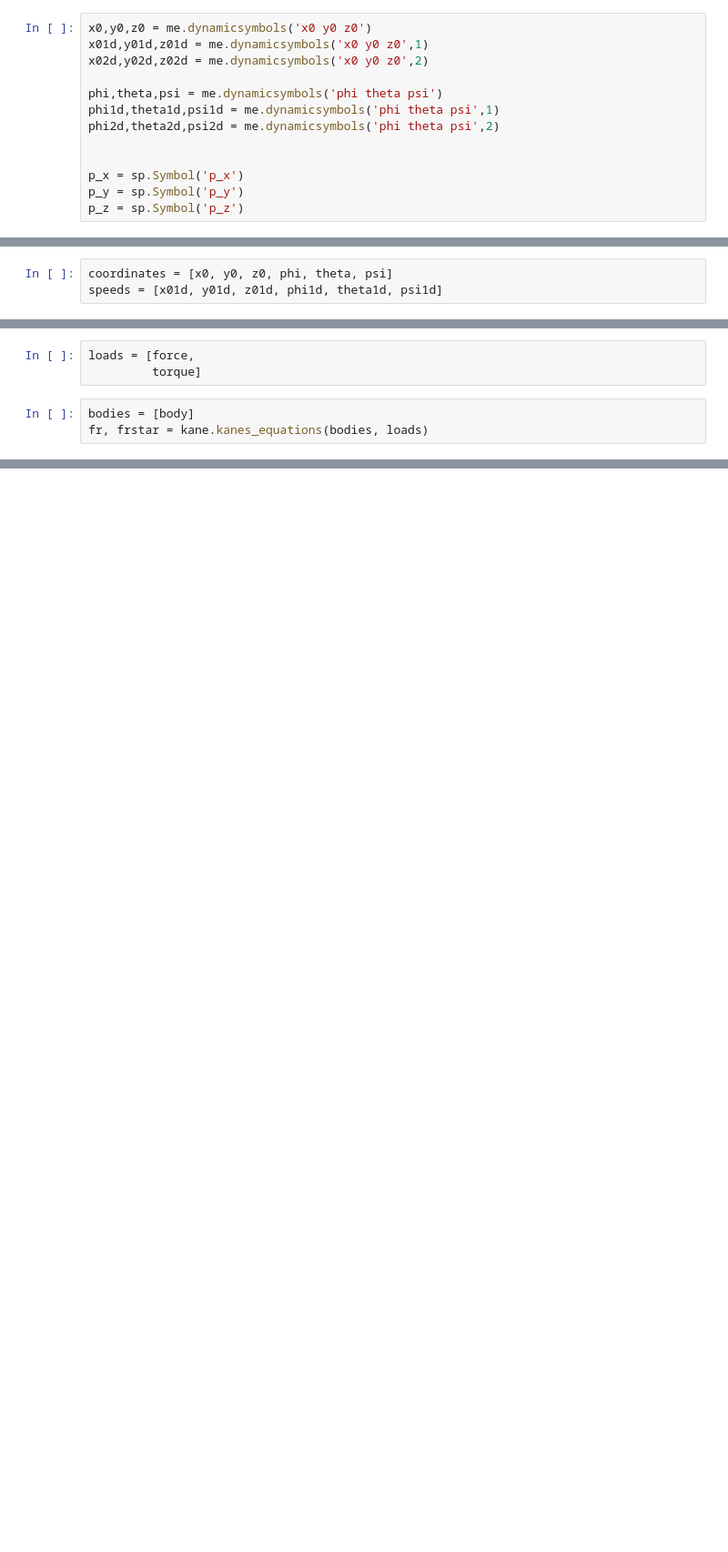
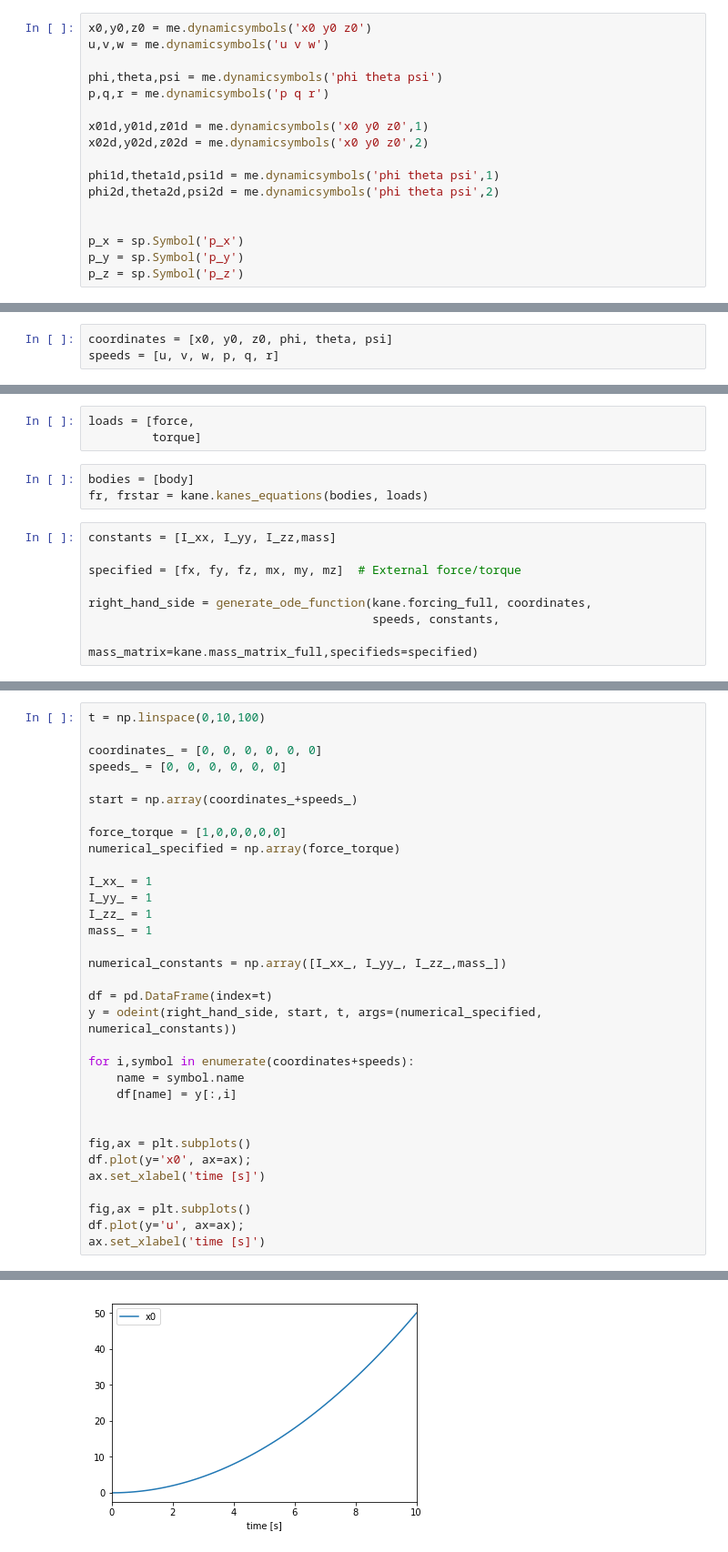
Before and after one commit to martinlarsalbert/motion-to-acceleration, a Jupyter notebook: rigid_body_6DOF.ipynb, the cells around one changed output, grey strips where cells are left out. Shown at 91% size. Cells and saved outputs as stored; diff of their text form; blank space fills up the shorter version.

```diff
--- a/rigid_body_6DOF.ipynb
+++ b/rigid_body_6DOF.ipynb
@@ -18,9 +21,13 @@ from substitute_dynamic_symbols import substitute_dynamic_symbols, find_name, fi
 # %%
 x0,y0,z0 = me.dynamicsymbols('x0 y0 z0')
+u,v,w = me.dynamicsymbols('u v w')
+
+phi,theta,psi = me.dynamicsymbols('phi theta psi')
+p,q,r = me.dynamicsymbols('p q r')
+
 x01d,y01d,z01d = me.dynamicsymbols('x0 y0 z0',1)
 x02d,y02d,z02d = me.dynamicsymbols('x0 y0 z0',2)
 
-phi,theta,psi = me.dynamicsymbols('phi theta psi')
 phi1d,theta1d,psi1d = me.dynamicsymbols('phi theta psi',1)
 phi2d,theta2d,psi2d = me.dynamicsymbols('phi theta psi',2)
 
@@ -98,5 +104,5 @@ torque = (O, torque_vector)
 ## Equations of Motion
 # %%
 coordinates = [x0, y0, z0, phi, theta, psi]
-speeds = [x01d, y01d, z01d, phi1d, theta1d, psi1d]
+speeds = [u, v, w, p, q, r]
 # %%
@@ -130,3 +123,11 @@ loads = [force,
 # %%
 bodies = [body]
 fr, frstar = kane.kanes_equations(bodies, loads)
+# %%
+constants = [I_xx, I_yy, I_zz,mass]
+
+specified = [fx, fy, fz, mx, my, mz]  # External force/torque
+
+right_hand_side = generate_ode_function(kane.forcing_full, coordinates,
+                                        speeds, constants,
+                                        mass_matrix=kane.mass_matrix_full,specifieds=specified)
@@ -132,0 +154,34 @@ fr, frstar = kane.kanes_equations(bodies, loads)
+# %%
+t = np.linspace(0,10,100)
+
+coordinates_ = [0, 0, 0, 0, 0, 0]
+speeds_ = [0, 0, 0, 0, 0, 0]
+
+start = np.array(coordinates_+speeds_)
+
+force_torque = [1,0,0,0,0,0]
+numerical_specified = np.array(force_torque)
+
+I_xx_ = 1
+I_yy_ = 1
+I_zz_ = 1
+mass_ = 1
+
+numerical_constants = np.array([I_xx_, I_yy_, I_zz_,mass_])
+
+df = pd.DataFrame(index=t)
+y = odeint(right_hand_side, start, t, args=(numerical_specified, numerical_constants))
+
+for i,symbol in enumerate(coordinates+speeds):
+    name = symbol.name
+    df[name] = y[:,i]
+
+
+fig,ax = plt.subplots()
+df.plot(y='x0', ax=ax);
+ax.set_xlabel('time [s]')
+
+fig,ax = plt.subplots()
+df.plot(y='u', ax=ax);
+ax.set_xlabel('time [s]')
+# %% [output]
@@ -132,0 +189 @@ fr, frstar = kane.kanes_equations(bodies, loads)
+[figure, added]
```
Also changed, not shown: parts of 10 cells of this notebook, 1 other file.
